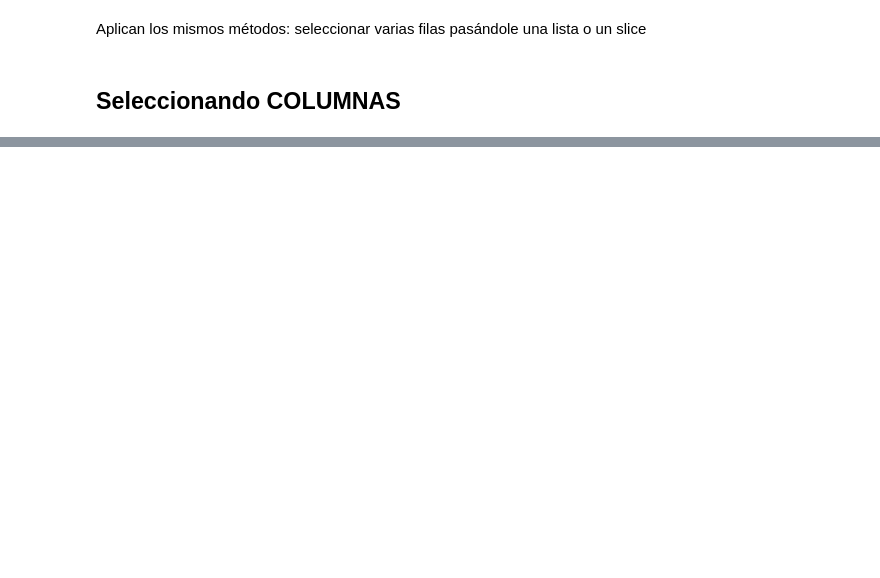
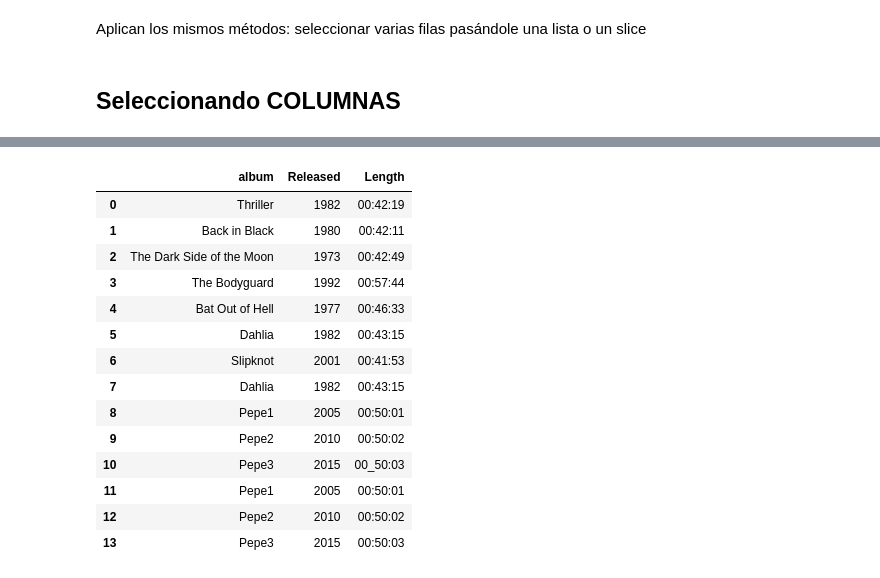
Before and after one commit to kildegaard/cognitive-class-DataScience, a Jupyter notebook: PANDAS.ipynb, the cells around one changed output, grey strips where cells are left out. Cells and saved outputs as stored; diff of their text form; code cells hidden in the pictures; blank space fills up the shorter version.

Commit message:
Agregadas nuevas entradas al tuto de Pandas

```diff
--- a/PANDAS.ipynb
+++ b/PANDAS.ipynb
@@ -136,0 +179,12 @@ Aplican los mismos métodos: seleccionar varias filas pasándole una lista o un
+# %%
+nueva_linea_dict = {
+    'album': 'Dahlia',
+    'Released': 1982,
+    'Length': '00:43:15'
+}
+
+nueva_linea_lista = ['Slipknot', 2001, '00:41:53']
+# %%
+# Para agregar una lista, hago esto:
+df2.loc[len(df2)] = nueva_linea_lista
+df2
@@ -136,0 +200,5 @@ Aplican los mismos métodos: seleccionar varias filas pasándole una lista o un
+# %%
+# Para agregar un diccionario, hago esto:
+df_row = pd.DataFrame(nueva_linea_dict, index=[0])
+df4 = pd.concat([df2, df_row], ignore_index=True)
+df4
@@ -136,0 +215,34 @@ Aplican los mismos métodos: seleccionar varias filas pasándole una lista o un
+# %%
+otro_dict = {
+    'album': [
+        'Pepe1', 'Pepe2', 'Pepe3'
+    ],
+    'Released': [
+        2005, 2010, 2015
+    ],
+    'Length': [
+        '00:50:01',
+        '00:50:02',
+        '00:50:03'
+    ]
+}
+
+otro_dict_a_df = pd.DataFrame(otro_dict)
+df4 = pd.concat([df4, otro_dict_a_df], ignore_index=True)
+df4
+# %% [output]
+|  | album | Released | Length |
+| 0 | Thriller | 1982 | 00:42:19 |
+| 1 | Back in Black | 1980 | 00:42:11 |
+| 2 | The Dark Side of the Moon | 1973 | 00:42:49 |
+| 3 | The Bodyguard | 1992 | 00:57:44 |
+| 4 | Bat Out of Hell | 1977 | 00:46:33 |
+| 5 | Dahlia | 1982 | 00:43:15 |
+| 6 | Slipknot | 2001 | 00:41:53 |
+| 7 | Dahlia | 1982 | 00:43:15 |
+| 8 | Pepe1 | 2005 | 00:50:01 |
+| 9 | Pepe2 | 2010 | 00:50:02 |
+| 10 | Pepe3 | 2015 | 00_50:03 |
+| 11 | Pepe1 | 2005 | 00:50:01 |
+| 12 | Pepe2 | 2010 | 00:50:02 |
+| 13 | Pepe3 | 2015 | 00:50:03 |
```
Also changed, not shown: parts of 20 cells of this notebook.
